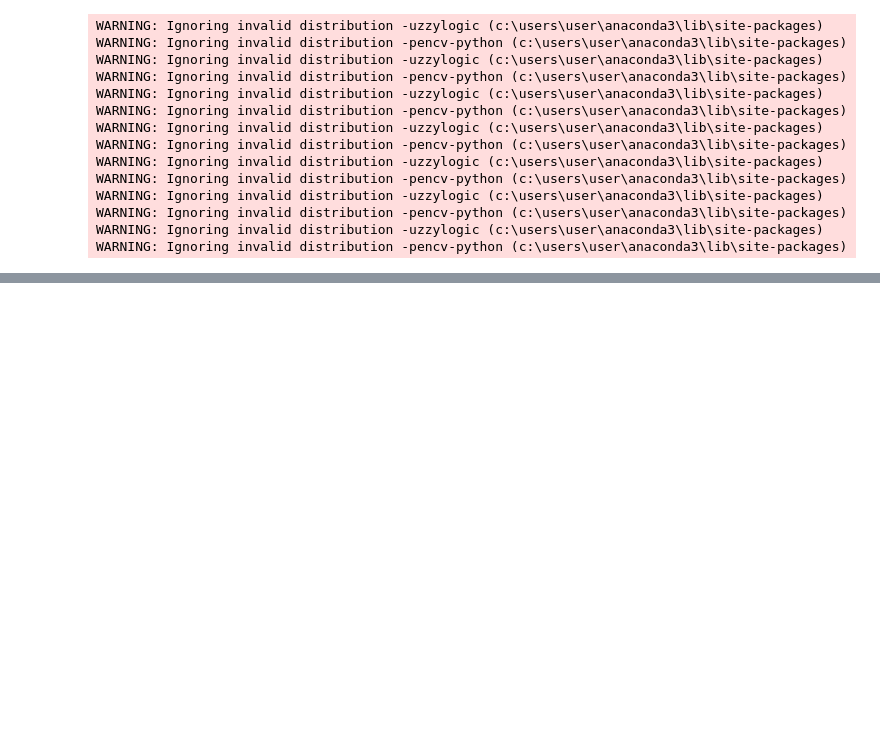
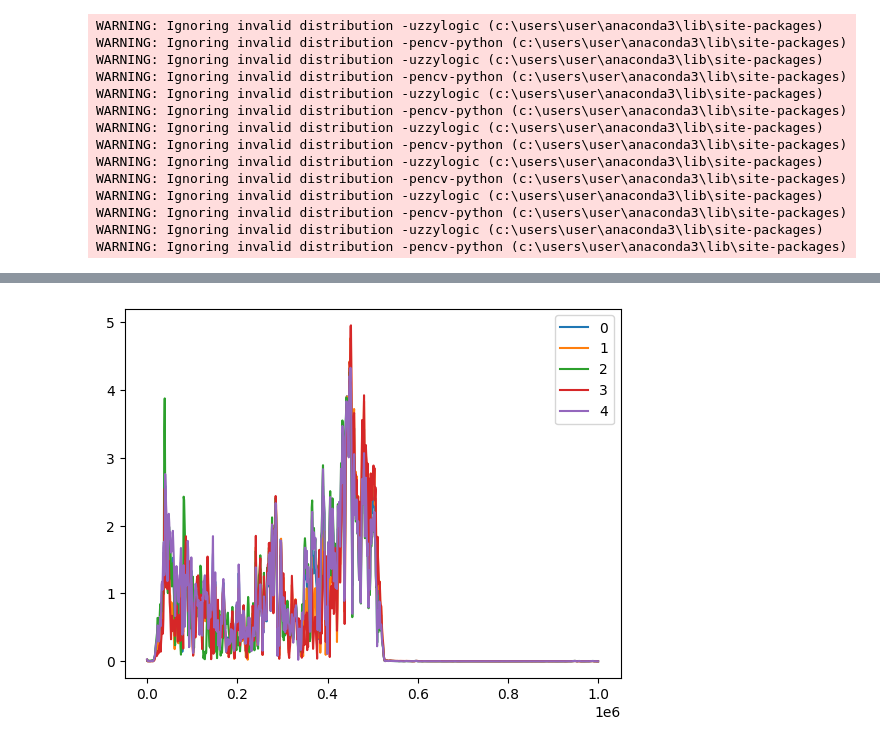
Before and after one commit to Genia163/relative_spectrum, a Jupyter notebook: fft_signal.ipynb, the cells around one changed output, grey strips where cells are left out. Drawn from its saved outputs; the diff is of its cells as text; code cells hidden in the pictures; blank space fills up the shorter version.

```diff
--- a/fft_signal.ipynb
+++ b/fft_signal.ipynb
@@ -61,0 +74,15 @@ plt.show()
+# %%
+SAMPLE_RATE = 2*10**6  # Гц
+DURATION = 1000*10**-6  # Секунды
+signal_ch1_0_1 = signals[:5]
+signal_ch1_0_1 = signal_ch1_0_1.loc[:, "0":"1999":1]
+index_signal = signal_ch1_0_1.index
+for i in range(len(signal_ch1_0_1)):
+    N = SAMPLE_RATE * DURATION
+    yf = rfft((pd.DataFrame(signal_ch1_0_1.iloc[index_signal[i]]).T))
+    xf = rfftfreq(int(N), 1/float(SAMPLE_RATE))
+    plt.plot(xf, np.abs(yf[0]))
+plt.legend(index_signal)
+plt.show()
+# %% [output]
+[figure, added]
```
Also changed, not shown: parts of 6 cells of this notebook.
